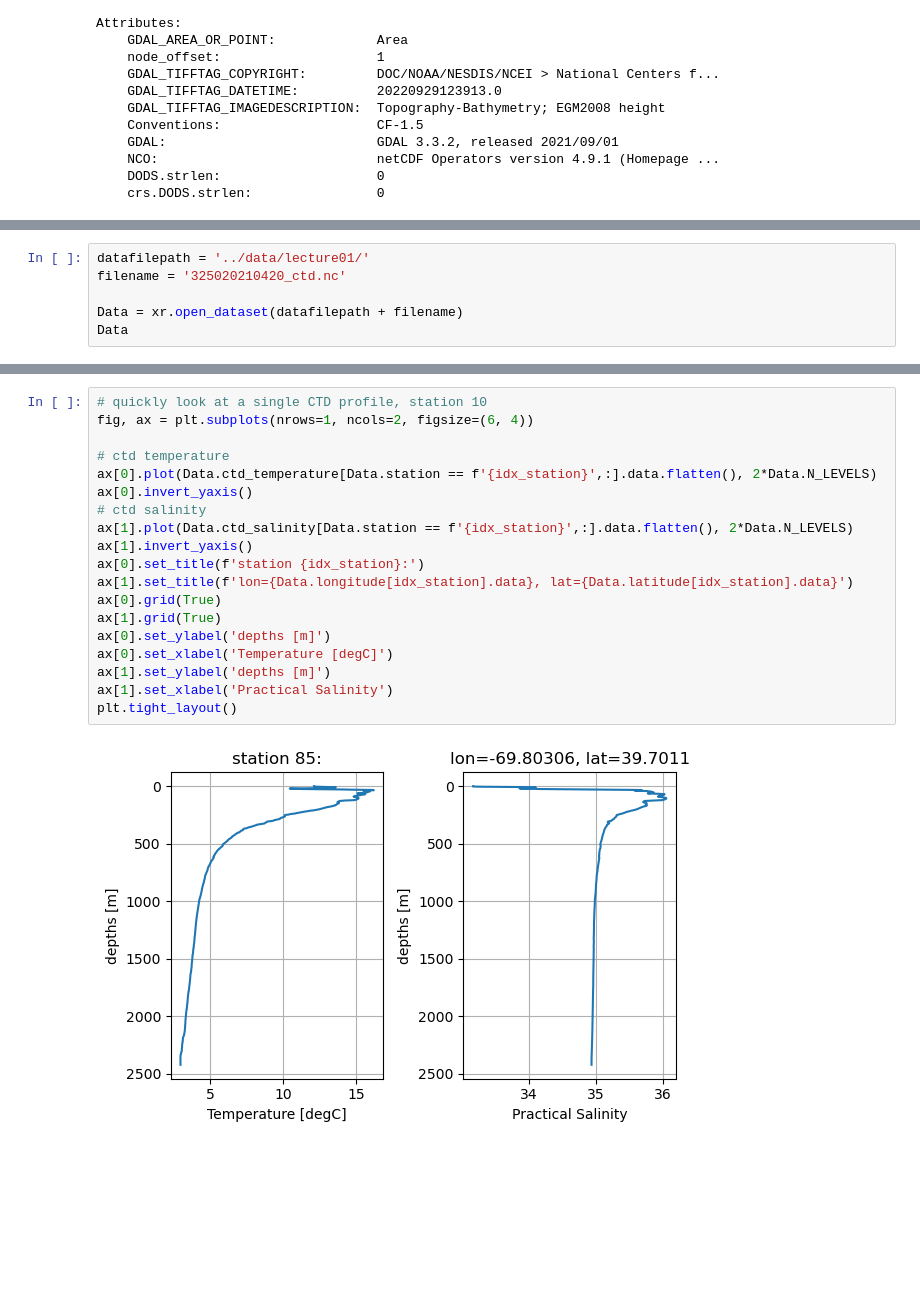
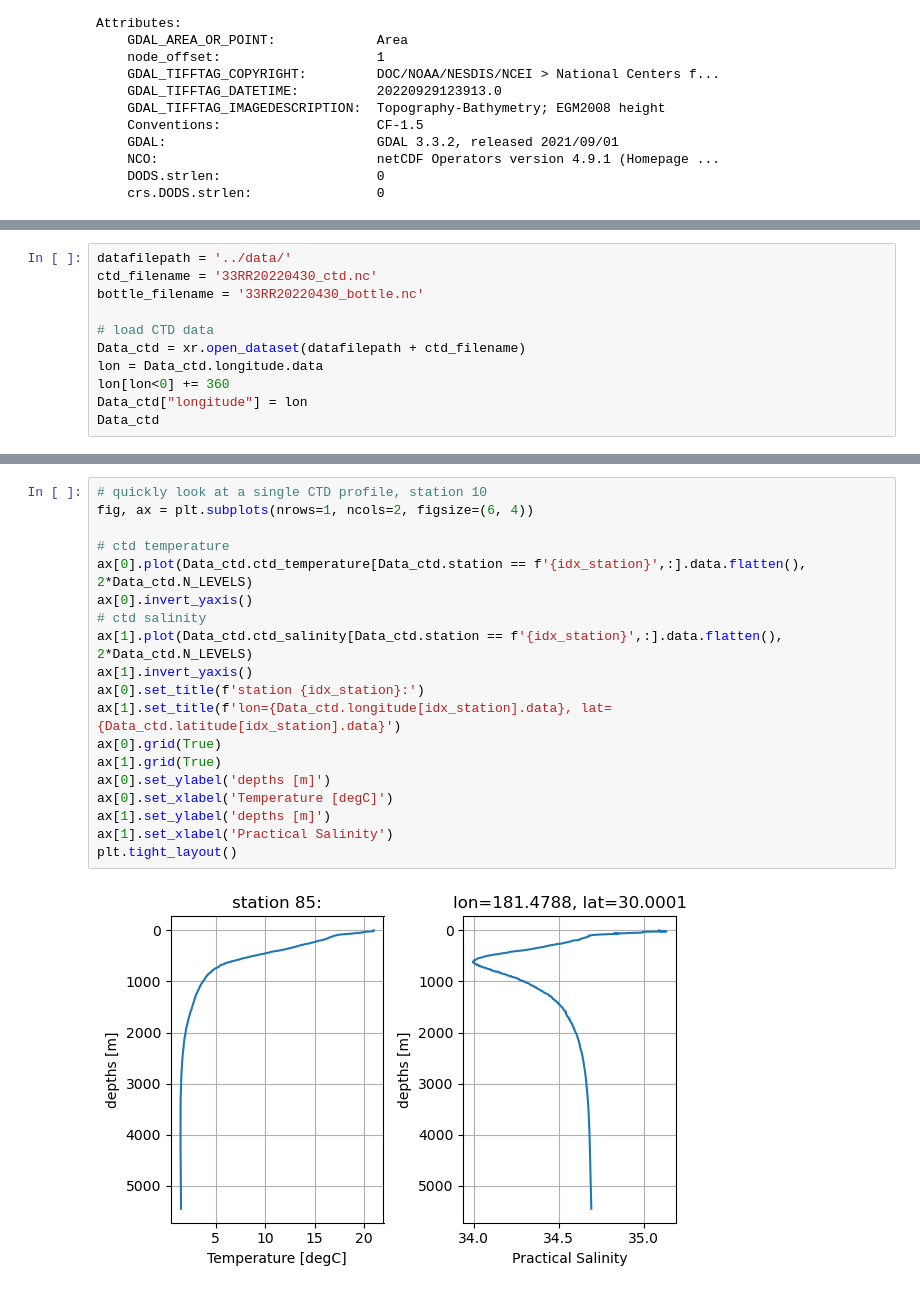
Before and after one commit to ShuwenTan-PO/2025Python_Git_tutorial, a Jupyter notebook: notebooks/week2.ipynb, the cells around one changed output, grey strips where cells are left out. Drawn from its saved outputs; the diff is of its cells as text; blank space fills up the shorter version.

```diff
--- a/notebooks/week2.ipynb
+++ b/notebooks/week2.ipynb
@@ -95,7 +70,12 @@ Attributes:
 # %%
-datafilepath = '../data/lecture01/'
-filename = '325020210420_ctd.nc'
+datafilepath = '../data/'
+ctd_filename = '33RR20220430_ctd.nc'
+bottle_filename = '33RR20220430_bottle.nc'
 
-Data = xr.open_dataset(datafilepath + filename)
-Data
+# load CTD data
+Data_ctd = xr.open_dataset(datafilepath + ctd_filename)
+lon = Data_ctd.longitude.data
+lon[lon<0] += 360
+Data_ctd["longitude"] = lon
+Data_ctd
 # %% [output]
@@ -159,23 +238,23 @@ ax.invert_yaxis()
 # %%
 # quickly look at a single CTD profile, station 10
 fig, ax = plt.subplots(nrows=1, ncols=2, figsize=(6, 4))
 
 # ctd temperature
-ax[0].plot(Data.ctd_temperature[Data.station == f'{idx_station}',:].data.flatten(), 2*Data.N_LEVELS)
+ax[0].plot(Data_ctd.ctd_temperature[Data_ctd.station == f'{idx_station}',:].data.flatten(), 2*Data_ctd.N_LEVELS)
 ax[0].invert_yaxis()
 # ctd salinity
-ax[1].plot(Data.ctd_salinity[Data.station == f'{idx_station}',:].data.flatten(), 2*Data.N_LEVELS)
+ax[1].plot(Data_ctd.ctd_salinity[Data_ctd.station == f'{idx_station}',:].data.flatten(), 2*Data_ctd.N_LEVELS)
 ax[1].invert_yaxis()
 ax[0].set_title(f'station {idx_station}:')
-ax[1].set_title(f'lon={Data.longitude[idx_station].data}, lat={Data.latitude[idx_station].data}')
+ax[1].set_title(f'lon={Data_ctd.longitude[idx_station].data}, lat={Data_ctd.latitude[idx_station].data}')
 ax[0].grid(True)
 ax[1].grid(True)
 ax[0].set_ylabel('depths [m]')
 ax[0].set_xlabel('Temperature [degC]')
 ax[1].set_ylabel('depths [m]')
 ax[1].set_xlabel('Practical Salinity')
 plt.tight_layout()
 # %% [output]
-[figure, old version]
+[figure, new version]
 # %% [markdown]
 <div class="alert alert-block alert-warning">
```
Also changed, not shown: parts of 22 cells of this notebook, 3 other files.
